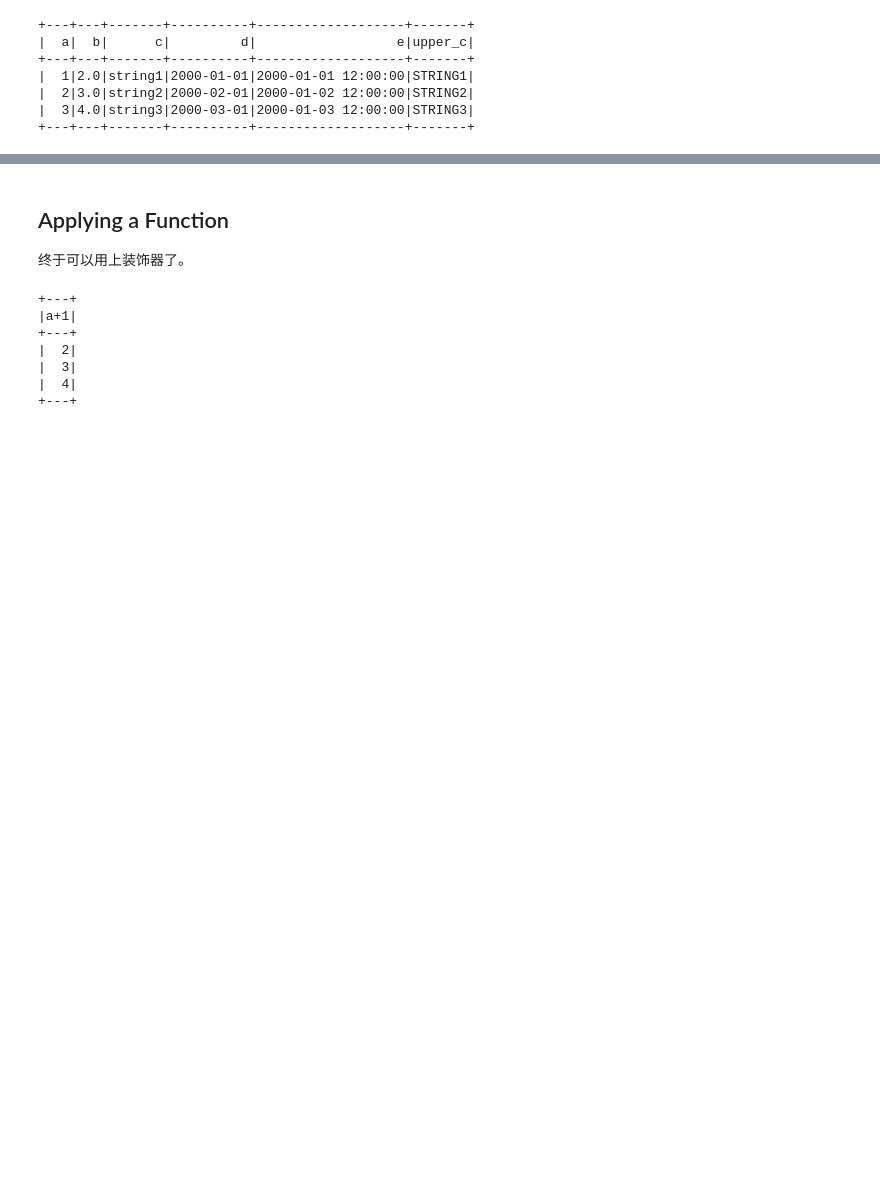
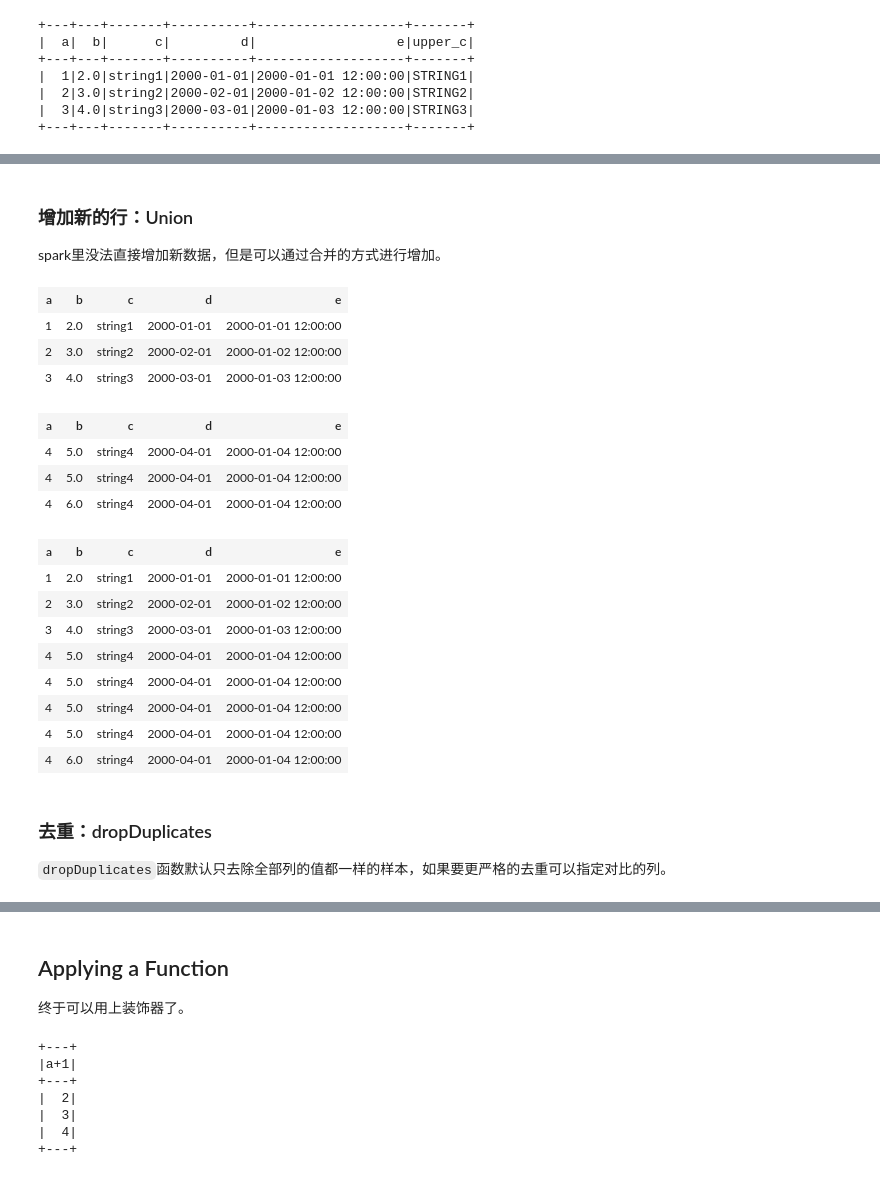
Before and after one commit to GKDGKD/pyspark_learning, a Jupyter notebook: lesson1.ipynb, the cells around one changed output, grey strips where cells are left out. Saved outputs shown, nothing was run; the diff lists cells and outputs as text; code cells hidden in the pictures; blank space fills up the shorter version.

```diff
--- a/lesson1.ipynb
+++ b/lesson1.ipynb
@@ -185,0 +267,3 @@ df.withColumn('upper_c', upper(df.c)).show()
+# %%
+df = df.withColumn('upper_c', upper(df.c))
+df.show()
@@ -185,0 +278,3 @@ df.withColumn('upper_c', upper(df.c)).show()
+# %%
+df = df.withColumn('b^^2', df.b ** 2)
+df.show()
@@ -193,0 +356,40 @@ df.filter(df.a == 1).show()
+# %% [markdown]
+### 增加新的行：Union
+spark里没法直接增加新数据，但是可以通过合并的方式进行增加。
+# %%
+df = df.drop('upper_c', 'b^^2')
+df
+# %% [output]
+| a | b | c | d | e |
+| 1 | 2.0 | string1 | 2000-01-01 | 2000-01-01 12:00:00 |
+| 2 | 3.0 | string2 | 2000-02-01 | 2000-01-02 12:00:00 |
+| 3 | 4.0 | string3 | 2000-03-01 | 2000-01-03 12:00:00 |
+# %%
+schema = 'a long, b double, c string, d date, e timestamp'
+df2 = spark.createDataFrame([
+    (4, 5., 'string4', date(2000, 4, 1), datetime(2000, 1, 4, 12, 0)),
+    (4, 5., 'string4', date(2000, 4, 1), datetime(2000, 1, 4, 12, 0)),
+    (4, 6., 'string4', date(2000, 4, 1), datetime(2000, 1, 4, 12, 0)),
+], schema = schema)
+df2
+# %% [output]
+| a | b | c | d | e |
+| 4 | 5.0 | string4 | 2000-04-01 | 2000-01-04 12:00:00 |
+| 4 | 5.0 | string4 | 2000-04-01 | 2000-01-04 12:00:00 |
+| 4 | 6.0 | string4 | 2000-04-01 | 2000-01-04 12:00:00 |
+# %%
+df = df.union(df2)
+df
+# %% [output]
+| a | b | c | d | e |
+| 1 | 2.0 | string1 | 2000-01-01 | 2000-01-01 12:00:00 |
+| 2 | 3.0 | string2 | 2000-02-01 | 2000-01-02 12:00:00 |
+| 3 | 4.0 | string3 | 2000-03-01 | 2000-01-03 12:00:00 |
+| 4 | 5.0 | string4 | 2000-04-01 | 2000-01-04 12:00:00 |
+| 4 | 5.0 | string4 | 2000-04-01 | 2000-01-04 12:00:00 |
+| 4 | 5.0 | string4 | 2000-04-01 | 2000-01-04 12:00:00 |
+| 4 | 5.0 | string4 | 2000-04-01 | 2000-01-04 12:00:00 |
+| 4 | 6.0 | string4 | 2000-04-01 | 2000-01-04 12:00:00 |
+# %% [markdown]
+### 去重：dropDuplicates
+`dropDuplicates`函数默认只去除全部列的值都一样的样本，如果要更严格的去重可以指定对比的列。
```
Also changed, not shown: parts of 34 cells of this notebook.
